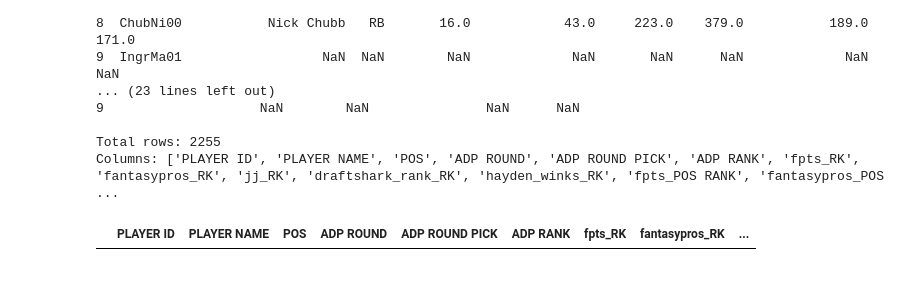
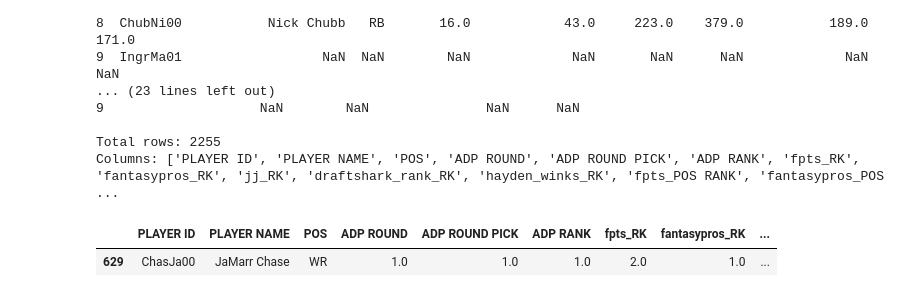
Before and after one commit to hrm619/fantasy_data_pipeline, a Jupyter notebook: notebooks/ff-rankings.ipynb, the cells around one changed output. Saved outputs shown, nothing was run; the diff lists cells and outputs as text; code cells hidden in the pictures.

```diff
--- a/notebooks/ff-rankings.ipynb
+++ b/notebooks/ff-rankings.ipynb
@@ -351,6 +351,9 @@ df_rank = df_rank.merge(
     on='PLAYER ID',
     how='left'
 )
+
+# Remove special characters from player names
+df_rank['PLAYER NAME'] = df_rank['PLAYER NAME'].str.replace(r'[^\w\s]', '', regex=True)
 
 # Left join draftshark_adp dataframe to df_rank on PLAYER ID
 df_rank = df_rank.merge(
@@ -451,6 +454,7 @@ df_rank = df_rank.dropna(subset=['PLAYER NAME', 'ADP ROUND'])
 # keep only main positions
 df_rank = df_rank[df_rank['POS'].isin(['WR', 'RB', 'QB', 'TE'])]
 # %%
-df_rank[df_rank['PLAYER NAME']=="Jamarr Chase"]
+df_rank[df_rank['PLAYER ID']=="ChasJa00"]
 # %% [output]
 |  | PLAYER ID | PLAYER NAME | POS | ADP ROUND | ADP ROUND PICK | ADP RANK | fpts_RK | fantasypros_RK | ... |
+| 629 | ChasJa00 | JaMarr Chase | WR | 1.0 | 1.0 | 1.0 | 2.0 | 1.0 | ... |
```
Also changed, not shown: parts of 3 cells of this notebook, 5 other files.
